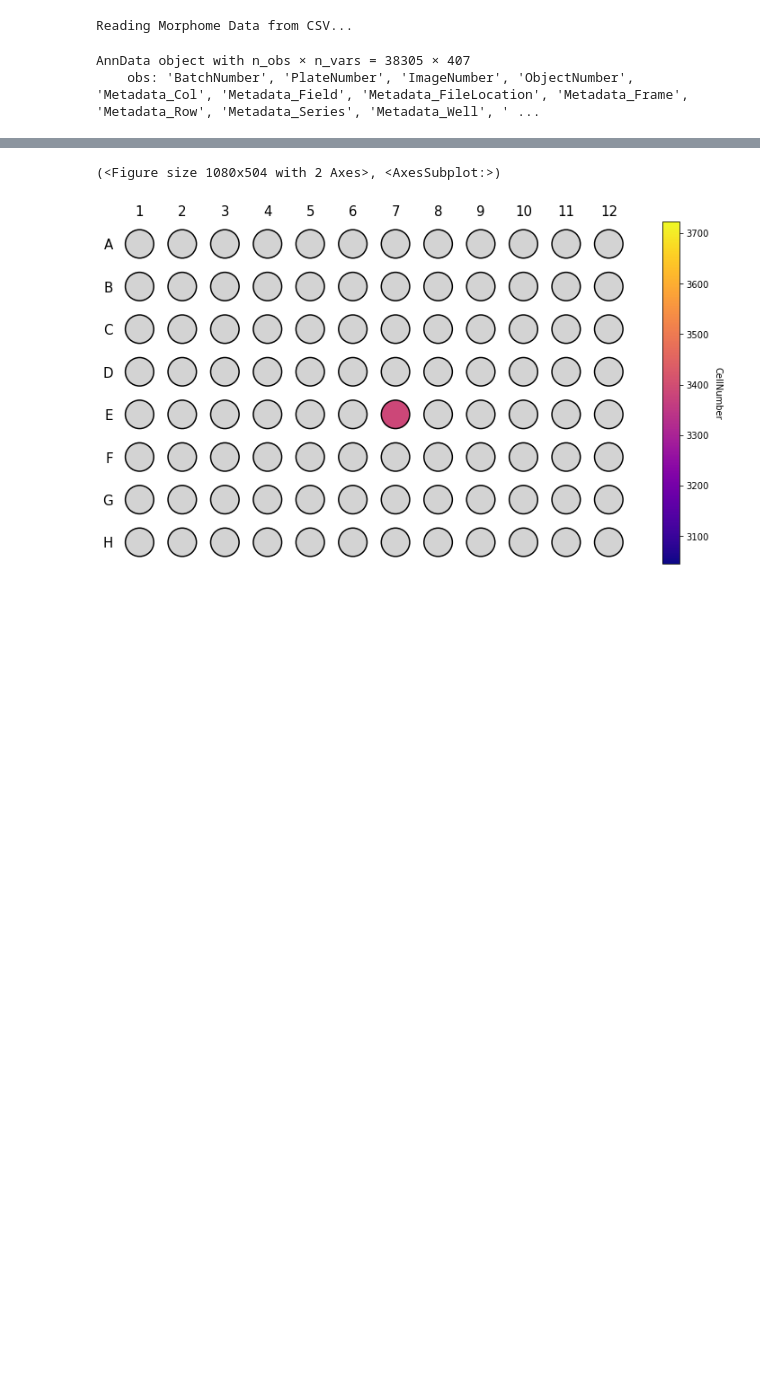
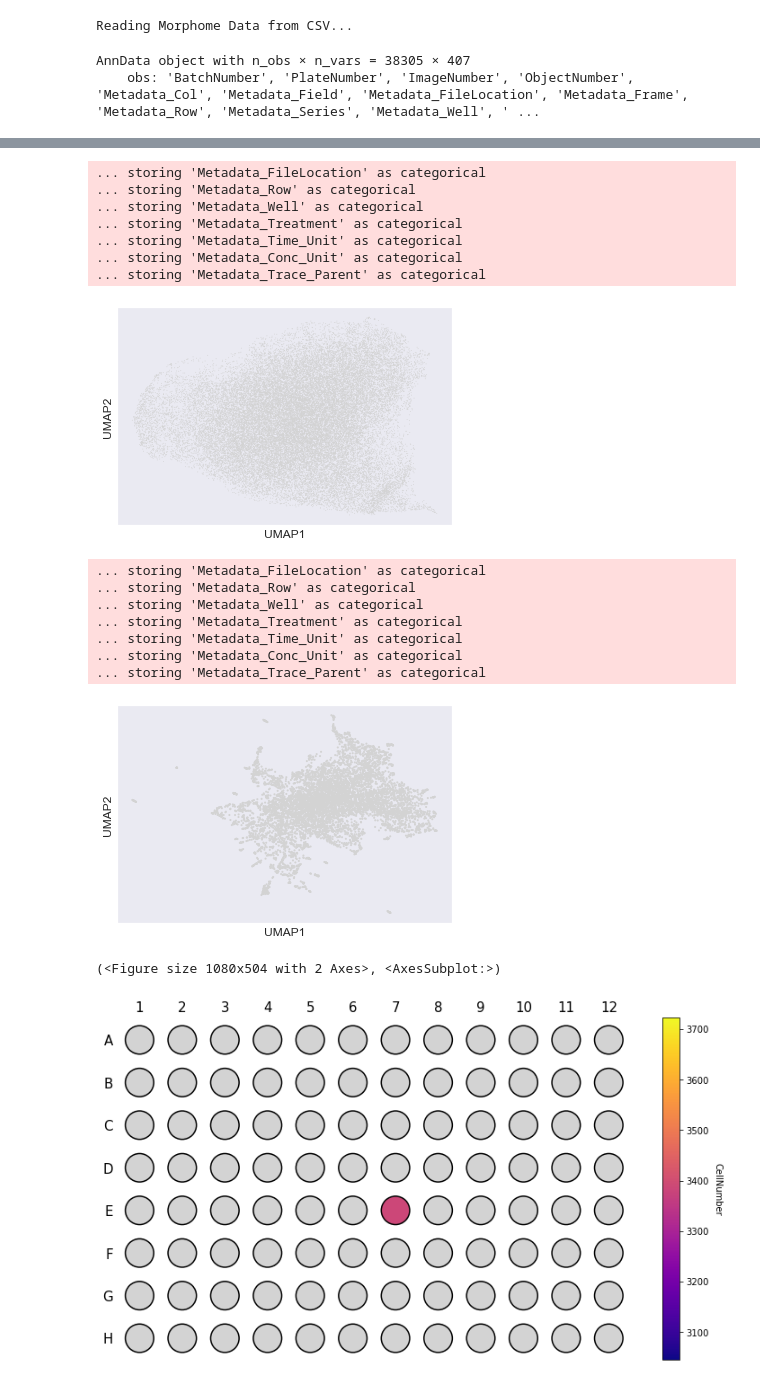
Before and after one commit to marx-alex/Morphelia, a Jupyter notebook: docs/time_lapse.ipynb, the cells around one changed output, grey strips where cells are left out. Drawn from its saved outputs; the diff is of its cells as text; code cells hidden in the pictures; blank space fills up the shorter version.

```diff
--- a/docs/time_lapse.ipynb
+++ b/docs/time_lapse.ipynb
@@ -56,3 +151,23 @@ show_trace(ss.obs, fields={"Metadata_Well": ["E7"], "Metadata_Field": [12]},
+# %%
+sc.pl.umap(adata) # , color=['agglo_1', 'agglo_2'])
+sc.pl.umap(tr)
+# %% [output]
+... storing 'Metadata_FileLocation' as categorical
+... storing 'Metadata_Row' as categorical
+... storing 'Metadata_Well' as categorical
+... storing 'Metadata_Treatment' as categorical
+... storing 'Metadata_Time_Unit' as categorical
+... storing 'Metadata_Conc_Unit' as categorical
+... storing 'Metadata_Trace_Parent' as categorical
+[figure, added]
+... storing 'Metadata_FileLocation' as categorical
+... storing 'Metadata_Row' as categorical
+... storing 'Metadata_Well' as categorical
+... storing 'Metadata_Treatment' as categorical
+... storing 'Metadata_Time_Unit' as categorical
+... storing 'Metadata_Conc_Unit' as categorical
+... storing 'Metadata_Trace_Parent' as categorical
+[figure, added]
 # %%
 from morphelia.plotting import qc_plot
 
```
Also changed, not shown: parts of 21 cells of this notebook, 12 other files.
